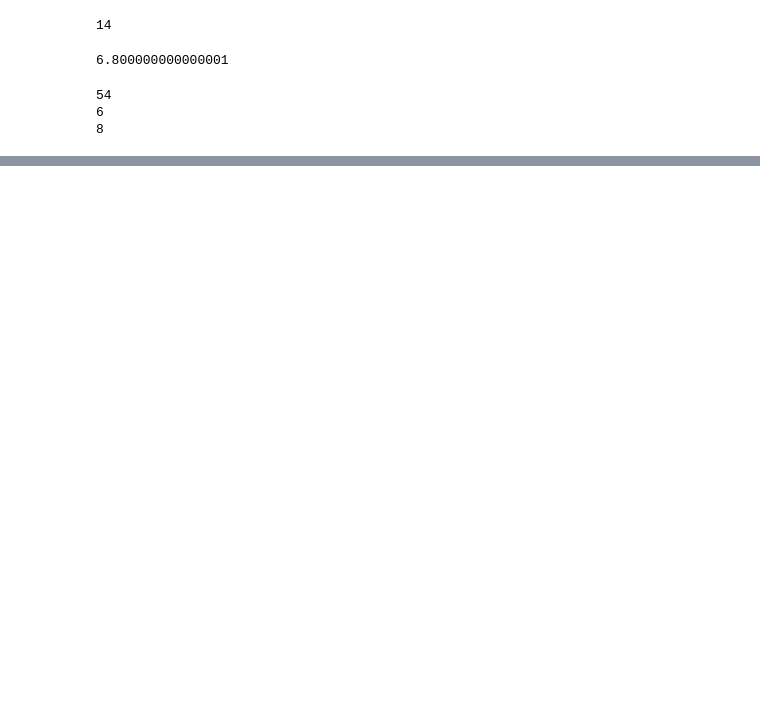
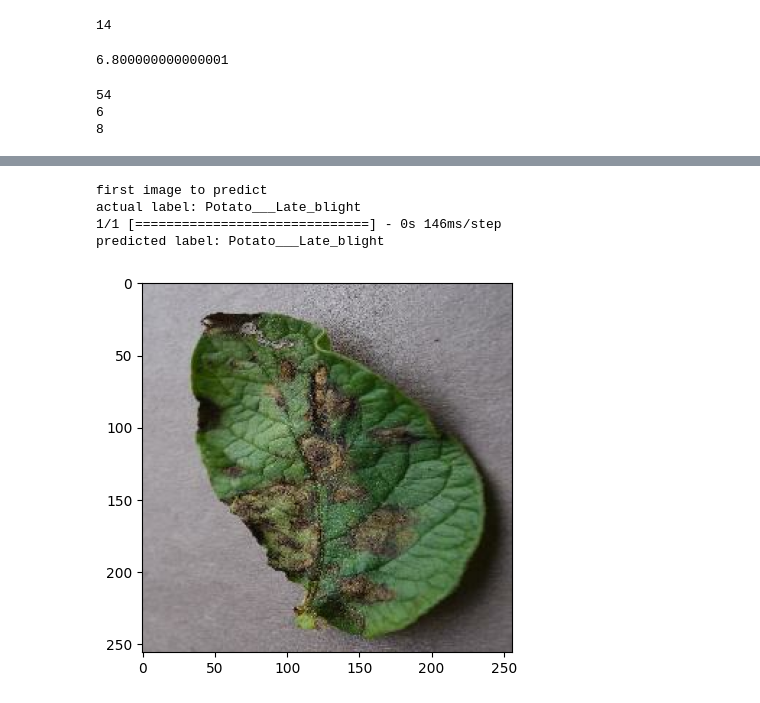
Before and after one commit to RojaReddy329/MachineLearning, a Jupyter notebook: Potato-Leaf-Disease-Classification/training/training.ipynb, the cells around one changed output, grey strips where cells are left out. Saved outputs shown, nothing was run; the diff lists cells and outputs as text; code cells hidden in the pictures; blank space fills up the shorter version.

```diff
--- a/Potato-Leaf-Disease-Classification/training/training.ipynb
+++ b/Potato-Leaf-Disease-Classification/training/training.ipynb
@@ -13,6 +13,8 @@ Mounted at /content/drive
 #Constants
 IMAGE_SIZE = 256
 BATCH_SIZE = 32
+CHANNELS = 3
+EPOCHS = 50
 # %%
 !pwd
 %cd /content/drive/MyDrive/AI/MachineLearning/Potato-Leaf-Disease-Classification/training/
@@ -112,0 +224,20 @@ resize_and_rescale = tf.keras.Sequential([
+# %%
+#checking the actual and predicted labels
+import numpy as np
+for images_batch, labels_batch in test_ds.take(1):
+
+    first_image = images_batch[0].numpy().astype('uint8')
+    first_label = labels_batch[0].numpy()
+
+    print("first image to predict")
+    plt.imshow(first_image)
+    print("actual label:",classnames[first_label])
+
+    batch_prediction = model.predict(images_batch)
+    print("predicted label:",classnames[np.argmax(batch_prediction[0])])
+# %% [output]
+first image to predict
+actual label: Potato___Late_blight
+1/1 [==============================] - 0s 146ms/step
+predicted label: Potato___Late_blight
+[figure, added]
```
Also changed, not shown: parts of 14 cells of this notebook.
